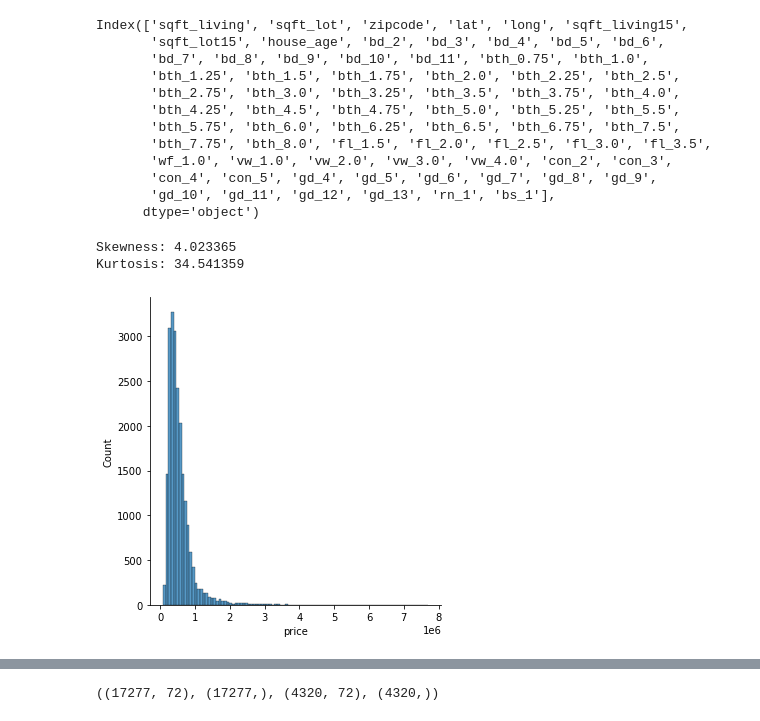
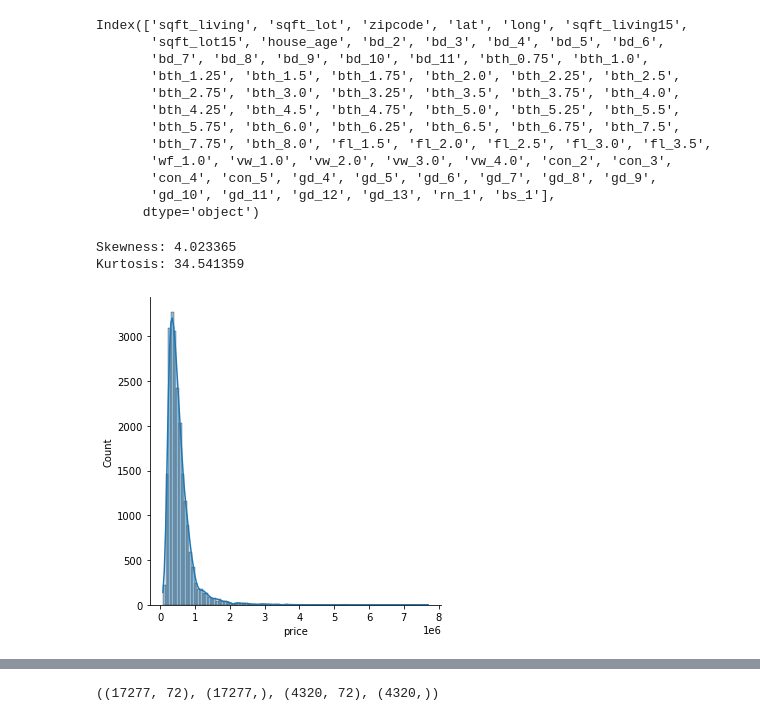
Before and after one commit to pjsun2012/House-Price-Prediction, a Jupyter notebook: Project_2.ipynb, the cells around one changed output, grey strips where cells are left out. Saved outputs shown, nothing was run; the diff lists cells and outputs as text; code cells hidden in the pictures.

```diff
--- a/Project_2.ipynb
+++ b/Project_2.ipynb
@@ -503,11 +501,11 @@ X = data_3[feature_cols]
 # %%
 print("Skewness: %f" % data_3['price'].skew())
 print("Kurtosis: %f" % data_3['price'].kurt())
-sns.displot(data_3['price'], bins=100,kde = False);
+sns.displot(data_3['price'], bins=100,kde = True);
 # %% [output]
 Skewness: 4.023365
 Kurtosis: 34.541359
-[figure, old version]
+[figure, new version]
 # %%
 #Comments
 y = np.log(data_3['price'])
```
Also changed, not shown: parts of 50 cells of this notebook.
